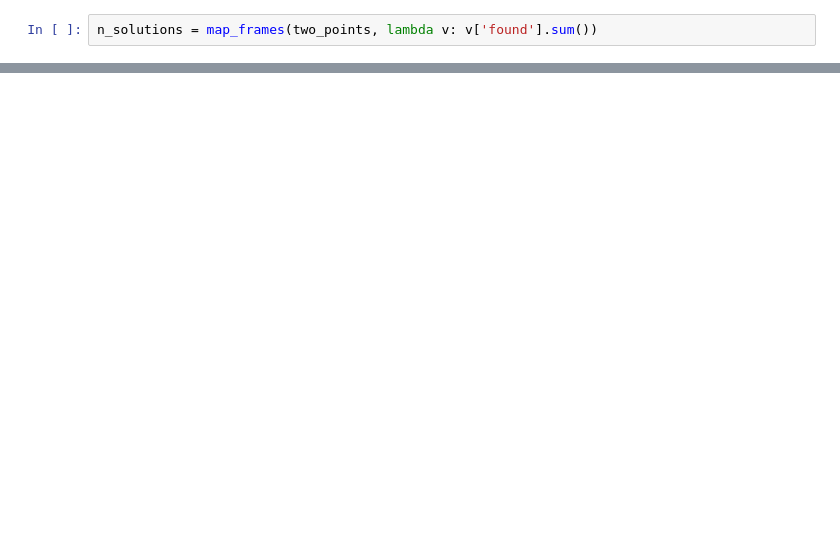
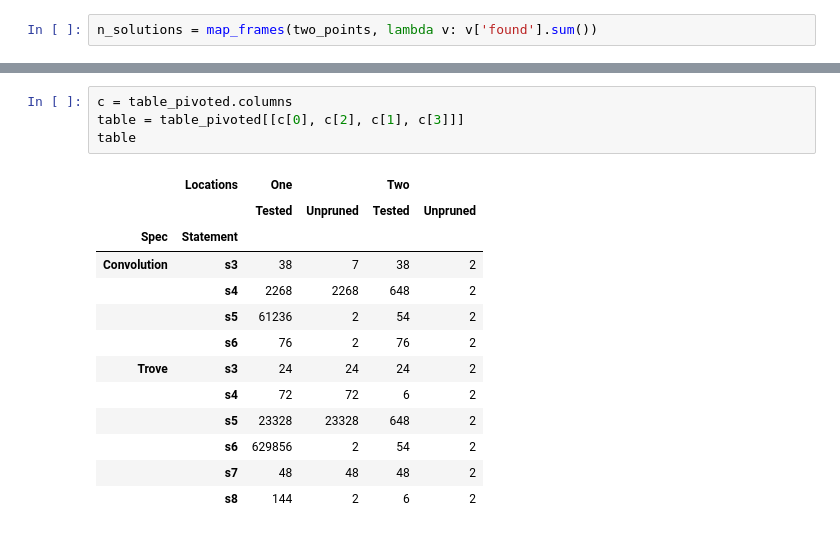
Before and after one commit to krzysz00/swizzleflow, a Jupyter notebook: notebooks/analysis-for-quals-paper.ipynb, the cells around one changed output, grey strips where cells are left out. Drawn from its saved outputs; the diff is of its cells as text; blank space fills up the shorter version.

```diff
--- a/notebooks/analysis-for-quals-paper.ipynb
+++ b/notebooks/analysis-for-quals-paper.ipynb
@@ -83,0 +178,18 @@ n_solutions = map_frames(two_points, lambda v: v['found'].sum())
+# %%
+c = table_pivoted.columns
+table = table_pivoted[[c[0], c[2], c[1], c[3]]]
+table
+# %% [output]
+|  | Locations | One |  | Two |  |
+|  |  | Tested | Unpruned | Tested | Unpruned |
+| Spec | Statement |  |  |  |  |
+| Convolution | s3 | 38 | 7 | 38 | 2 |
+|  | s4 | 2268 | 2268 | 648 | 2 |
+|  | s5 | 61236 | 2 | 54 | 2 |
+|  | s6 | 76 | 2 | 76 | 2 |
+| Trove | s3 | 24 | 24 | 24 | 2 |
+|  | s4 | 72 | 72 | 6 | 2 |
+|  | s5 | 23328 | 23328 | 648 | 2 |
+|  | s6 | 629856 | 2 | 54 | 2 |
+|  | s7 | 48 | 48 | 48 | 2 |
+|  | s8 | 144 | 2 | 6 | 2 |
```
Also changed, not shown: parts of 47 cells of this notebook, 4 other files.
